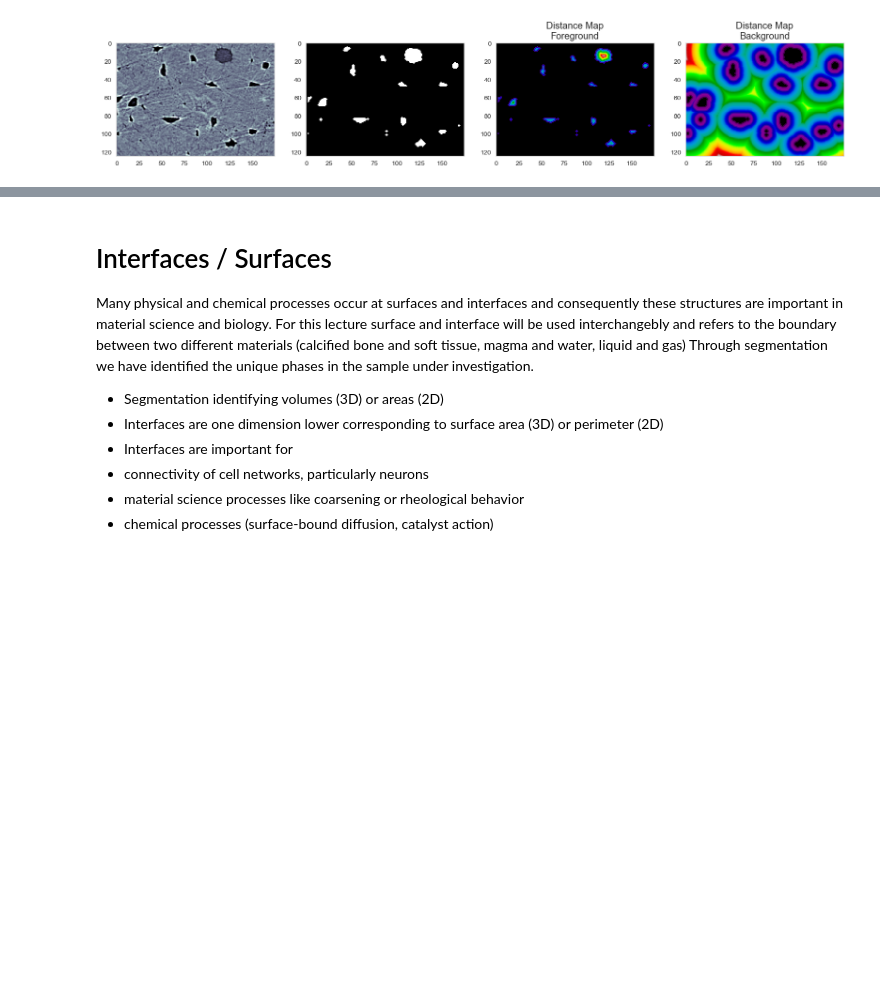
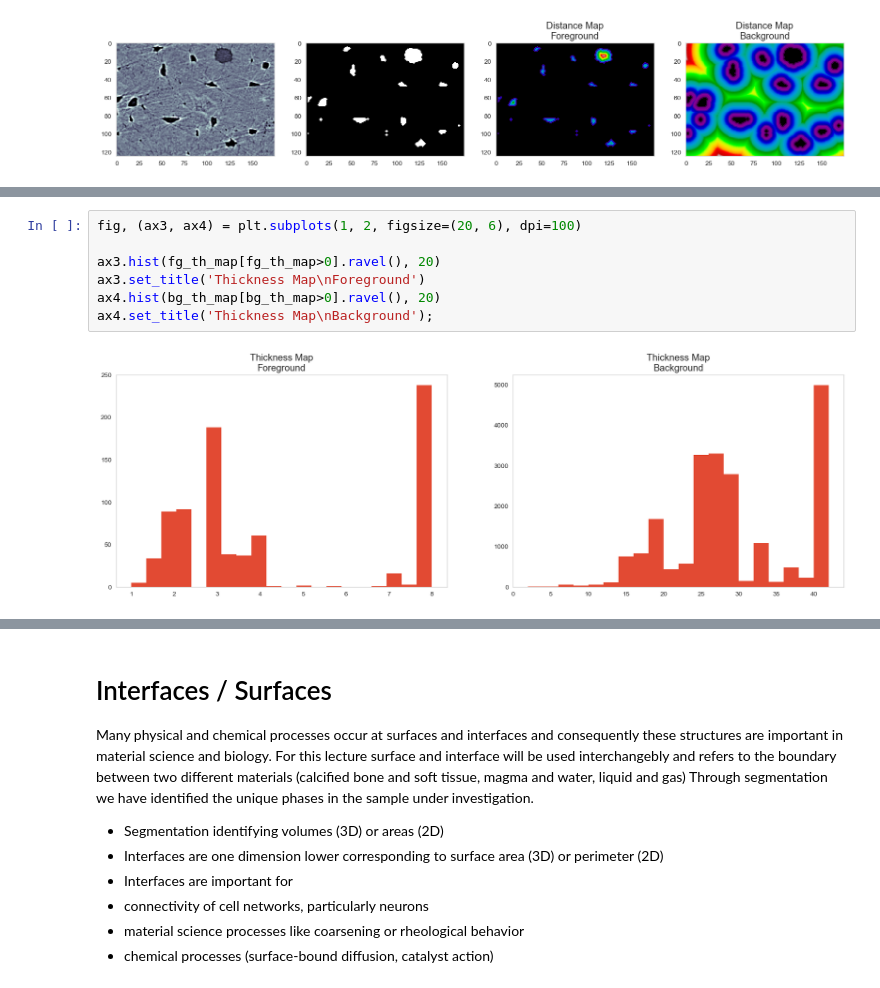
Before and after one commit to kmader/Quantitative-Big-Imaging-2018, a Jupyter notebook: Lectures/07-AdvancedShapeAndTexture.ipynb, the cells around one changed output, grey strips where cells are left out. Cells and saved outputs as stored; diff of their text form; blank space fills up the shorter version.

```diff
--- a/Lectures/07-AdvancedShapeAndTexture.ipynb
+++ b/Lectures/07-AdvancedShapeAndTexture.ipynb
@@ -557,0 +556,9 @@ Text(0.5,1,'Distance Map\nBackground')
+# %%
+fig, (ax3, ax4) = plt.subplots(1, 2, figsize=(20, 6), dpi=100)
+
+ax3.hist(fg_th_map[fg_th_map>0].ravel(), 20)
+ax3.set_title('Thickness Map\nForeground')
+ax4.hist(bg_th_map[bg_th_map>0].ravel(), 20)
+ax4.set_title('Thickness Map\nBackground');
+# %% [output]
+[figure, added]
```
Also changed, not shown: parts of 18 cells of this notebook, 1 other file.
